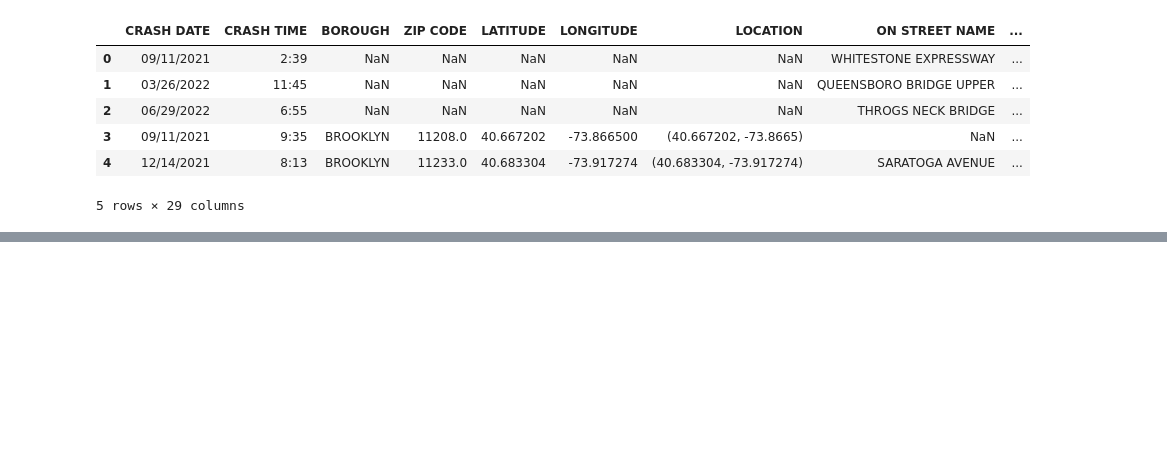
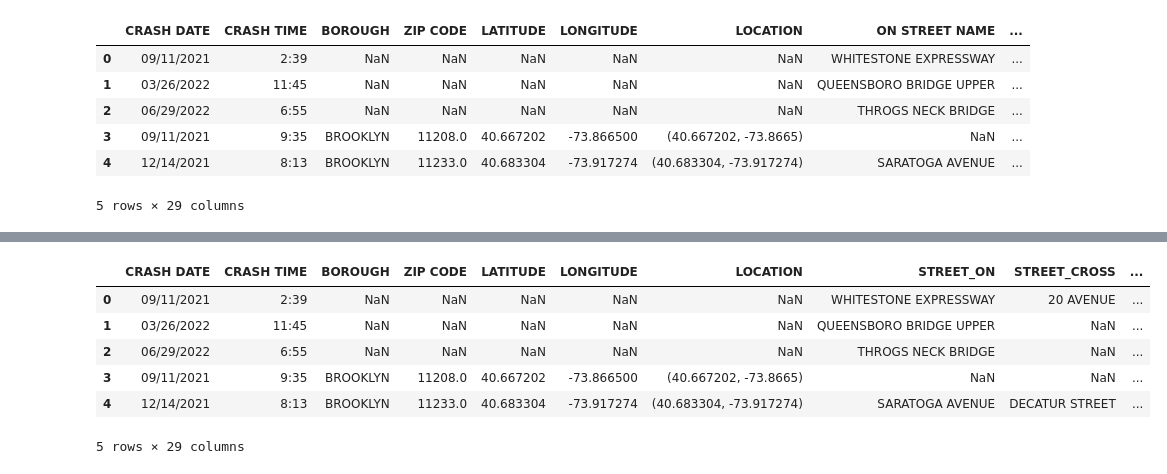
Before and after one commit to kathan1654/NYPD_Crashes, a Jupyter notebook: NYPD_Crashes.ipynb, the cells around one changed output, grey strips where cells are left out. Drawn from its saved outputs; the diff is of its cells as text; code cells hidden in the pictures; blank space fills up the shorter version.

```diff
--- a/NYPD_Crashes.ipynb
+++ b/NYPD_Crashes.ipynb
@@ -18,0 +71,30 @@ Data.head()
+# %%
+# Column header titles cleaning/renaming
+Data.rename(columns = { 'CRASH DATE'
+
+                        'ZIP CODE'          : 'ZIP_CODE',
+                       'ON STREET NAME'    : 'STREET_ON',
+                       'CROSS STREET NAME' : 'STREET_CROSS',
+                       'OFF STREET NAME'   : 'STREET_OFF',
+                       'NUMBER OF PERSONS INJURED'     : 'TOTAL_INJURED',
+                       'NUMBER OF PERSONS KILLED'      : 'TOTAL_KILLED',
+                       'NUMBER OF PEDESTRIANS INJURED' : 'PED_INJURED',
+                       'NUMBER OF PEDESTRIANS KILLED'  : 'PED_KILLED',
+                       'NUMBER OF CYCLIST INJURED'     : 'CYC_INJURED',
+                       'NUMBER OF CYCLIST KILLED'      : 'CYC_KILLED',
+                       'NUMBER OF MOTORIST INJURED'    : 'MOTO_INJURED',
+                       'NUMBER OF MOTORIST KILLED'     : 'MOTO_KILLED',
+                       'CONTRIBUTING FACTOR VEHICLE 1' : 'VEH_FACTOR_1',
+                       'CONTRIBUTING FACTOR VEHICLE 2' : 'VEH_FACTOR_2',
+                       'CONTRIBUTING FACTOR VEHICLE 3' : 'VEH_FACTOR_3',
+                       'CONTRIBUTING FACTOR VEHICLE 4' : 'VEH_FACTOR_4',
+                       'CONTRIBUTING FACTOR VEHICLE 5' : 'VEH_FACTOR_5',
+                       'UNIQUE KEY' : 'UNIQUE_KEY',
+                       'VEHICLE TYPE CODE 1' : 'VEH_TYPE_1',
+                       'VEHICLE TYPE CODE 2' : 'VEH_TYPE_2',
+                       'VEHICLE TYPE CODE 3' : 'VEH_TYPE_3',
+                       'VEHICLE TYPE CODE 4' : 'VEH_TYPE_4',
+                       'VEHICLE TYPE CODE 5' : 'VEH_TYPE_5'},
+           inplace = True)
+# Missing values in columns
+Data.isna().sum()
@@ -18,0 +119,10 @@ Data.head()
+# %%
+Data.head()
+# %% [output]
+|  | CRASH DATE | CRASH TIME | BOROUGH | ZIP CODE | LATITUDE | LONGITUDE | LOCATION | STREET_ON | STREET_CROSS | ... |
+| 0 | 09/11/2021 | 2:39 | NaN | NaN | NaN | NaN | NaN | WHITESTONE EXPRESSWAY | 20 AVENUE | ... |
+| 1 | 03/26/2022 | 11:45 | NaN | NaN | NaN | NaN | NaN | QUEENSBORO BRIDGE UPPER | NaN | ... |
+| 2 | 06/29/2022 | 6:55 | NaN | NaN | NaN | NaN | NaN | THROGS NECK BRIDGE | NaN | ... |
+| 3 | 09/11/2021 | 9:35 | BROOKLYN | 11208.0 | 40.667202 | -73.866500 | (40.667202, -73.8665) | NaN | NaN | ... |
+| 4 | 12/14/2021 | 8:13 | BROOKLYN | 11233.0 | 40.683304 | -73.917274 | (40.683304, -73.917274) | SARATOGA AVENUE | DECATUR STREET | ... |
+5 rows × 29 columns
```
Also changed, not shown: parts of 40 cells of this notebook.
